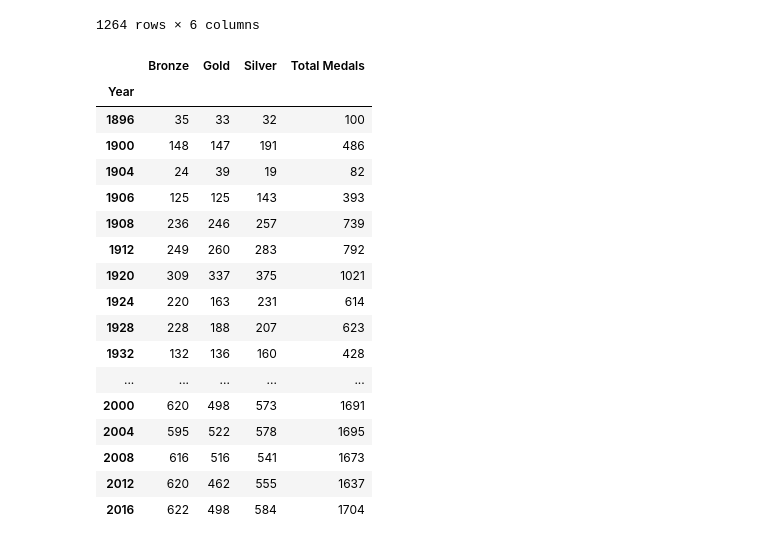
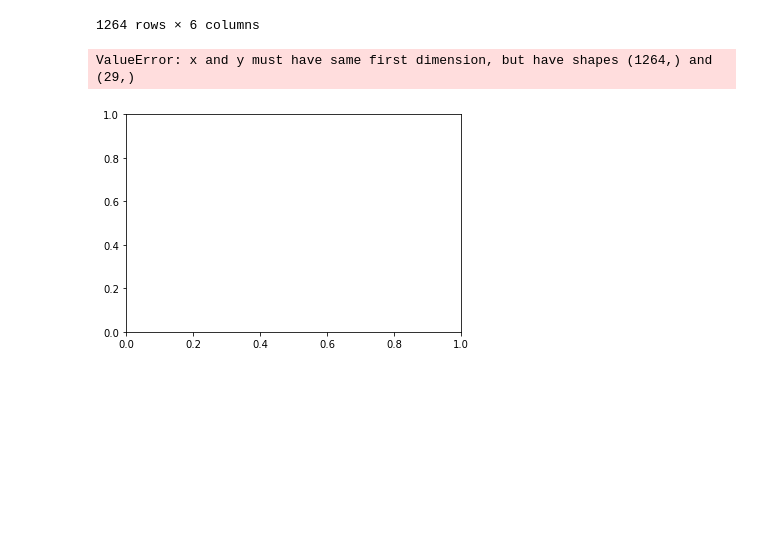
Before and after one commit to sissa81/project1, a Jupyter notebook: olympics.ipynb, the cells around one changed output. Cells and saved outputs as stored; diff of their text form; code cells hidden in the pictures; blank space fills up the shorter version.

Commit message:
medal totals

```diff
--- a/olympics.ipynb
+++ b/olympics.ipynb
@@ -312,25 +312,12 @@ yearly_medals
 1264 rows × 6 columns
 # %%
 # USA medals
-usa_medals = yearly_medals.loc[yearly_medals["Country"] == "USA"]
-other_medals = yearly_medals.loc[yearly_medals["Country"] != "USA"].groupby(["Year"]).sum()
-other_medals
+usa_medals = yearly_medals.loc[yearly_medals["Country"] == "USA"].reset_index()
+other_medals = yearly_medals.loc[yearly_medals["Country"] != "USA"].groupby(["Year"])["Total Medals"].sum()
+world_plot = plt.plot(yearly_medals["Year"], other_medals)
+usa_plot = plt.plot(yearly_medals["Year"], usa_medals)
+plt.legend(handles=[world_plot,usa_plot], loc="best")
+plt.show()
 # %% [output]
-|  | Bronze | Gold | Silver | Total Medals |
-| Year |  |  |  |  |
-| 1896 | 35 | 33 | 32 | 100 |
-| 1900 | 148 | 147 | 191 | 486 |
-| 1904 | 24 | 39 | 19 | 82 |
-| 1906 | 125 | 125 | 143 | 393 |
-| 1908 | 236 | 246 | 257 | 739 |
-| 1912 | 249 | 260 | 283 | 792 |
-| 1920 | 309 | 337 | 375 | 1021 |
-| 1924 | 220 | 163 | 231 | 614 |
-| 1928 | 228 | 188 | 207 | 623 |
-| 1932 | 132 | 136 | 160 | 428 |
-| ... | ... | ... | ... | ... |
-| 2000 | 620 | 498 | 573 | 1691 |
-| 2004 | 595 | 522 | 578 | 1695 |
-| 2008 | 616 | 516 | 541 | 1673 |
-| 2012 | 620 | 462 | 555 | 1637 |
-| 2016 | 622 | 498 | 584 | 1704 |
+ValueError: x and y must have same first dimension, but have shapes (1264,) and (29,)
+[figure, added]
```
